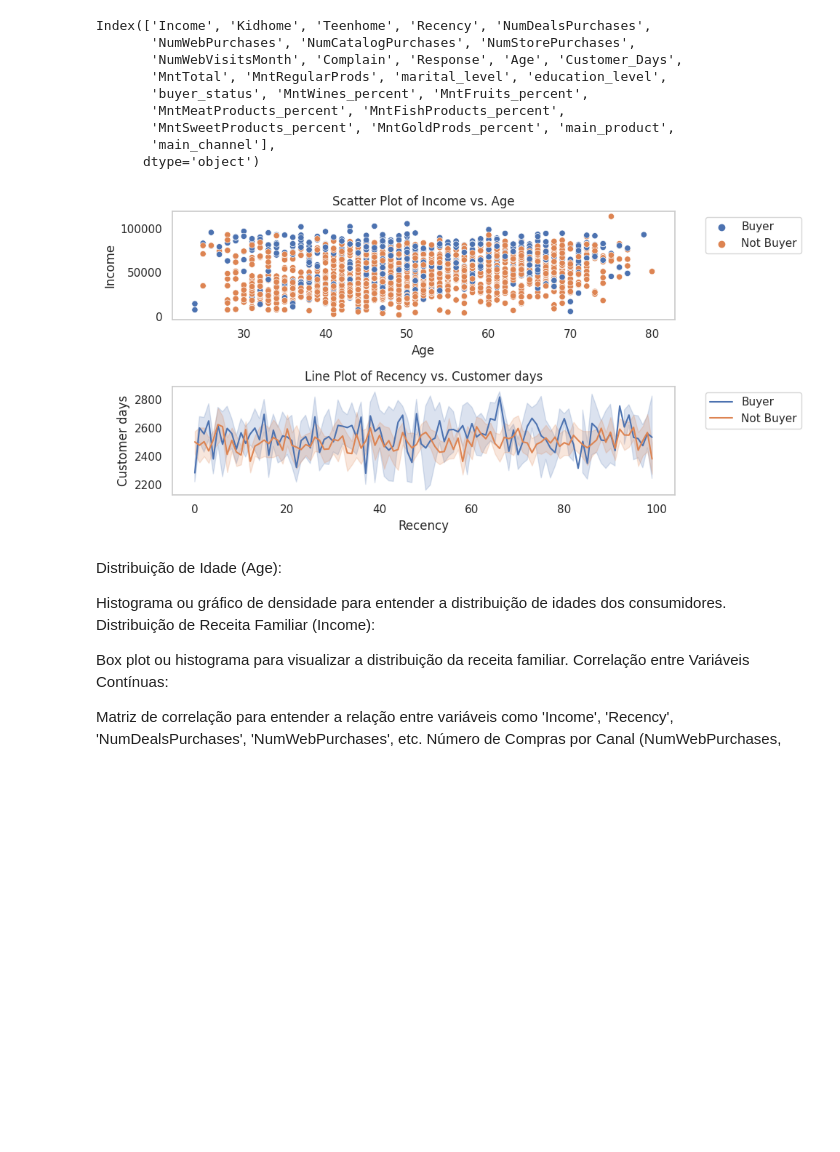
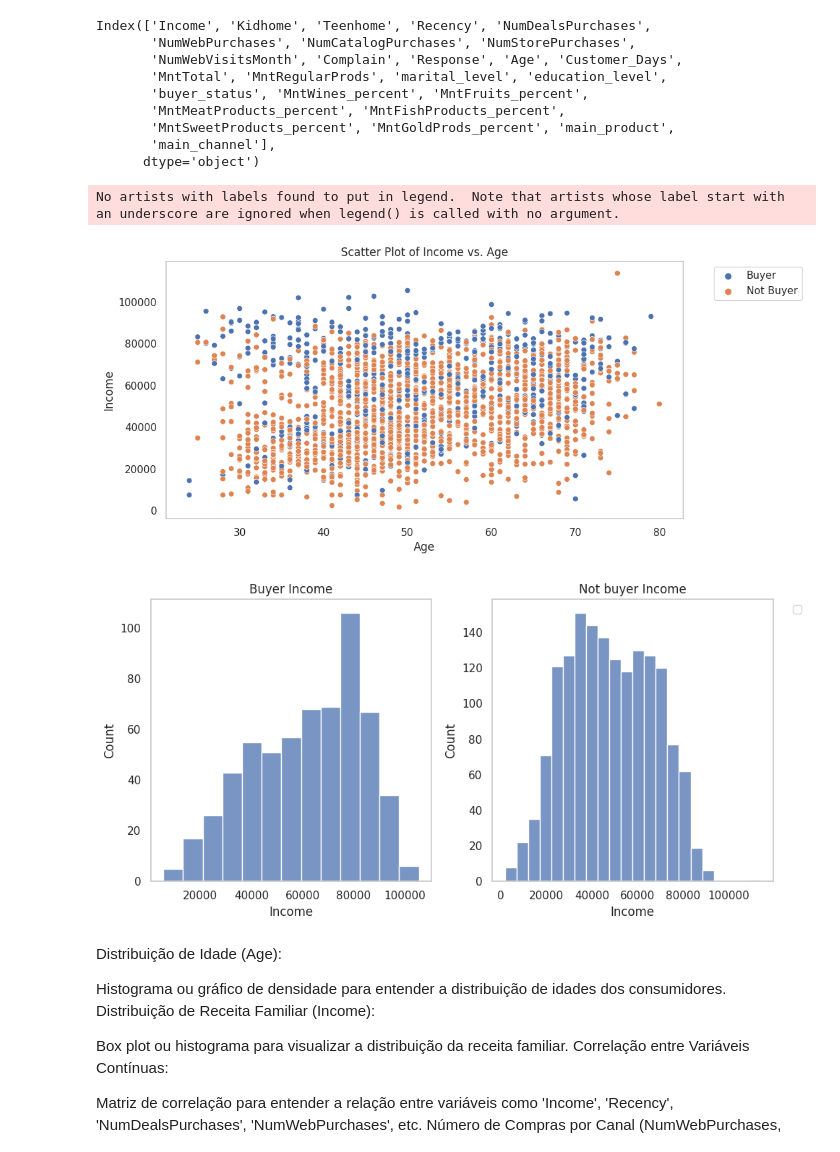
Before and after one commit to petrugeral/Marketing_Analytics, a Jupyter notebook: ifood_marketing_analytics/workspace.ipynb, the cells around one changed output. Cells and saved outputs as stored; diff of their text form; code cells hidden in the pictures; blank space fills up the shorter version.

Commit message:
estrategia_graphic

```diff
--- a/ifood_marketing_analytics/workspace.ipynb
+++ b/ifood_marketing_analytics/workspace.ipynb
@@ -574,26 +574,37 @@ df['buyer_class'] = np.where(df['buyer_status'] != 'not_buyer', 'Buyer', 'Not Bu
 # %%
 
 plt.figure(figsize=(10,5))
-plt.subplot(2,1,1)
 sns.scatterplot(x=df['Age'], y=df['Income'], hue=df['buyer_class'])
 plt.title('Scatter Plot of Income vs. Age')
 plt.xlabel('Age')
 plt.ylabel('Income')
 plt.grid(False)
 plt.legend(bbox_to_anchor=(1.05, 1), loc='upper left')
 
-plt.subplot(2,1,2)
-sns.lineplot(x=df['Recency'], y=df['Customer_Days'], hue=df['buyer_class'])
-plt.title('Line Plot of Recency vs. Customer days')
-plt.xlabel('Recency')
-plt.ylabel('Customer days')
+buy = df[df['buyer_class']=='Buyer']
+not_buy = df[df['buyer_class']=='Not Buyer']
+
+plt.figure(figsize=(10,5))
+
+plt.subplot(1,2,1)
+sns.histplot(df,x=buy['Income'])
+plt.title('Buyer Income')
+plt.xlabel('Income')
+plt.grid(False)
+
+plt.subplot(1,2,2)
+sns.histplot(df,x=not_buy['Income'])
+plt.title('Not buyer Income')
+plt.xlabel('Income')
 plt.grid(False)
 
 plt.legend(bbox_to_anchor=(1.05, 1), loc='upper left')
 
 plt.tight_layout()
 # %% [output]
+No artists with labels found to put in legend.  Note that artists whose label start with an underscore are ignored when legend() is called with no argument.
-[figure, old version]
+[figure, new version]
+[figure, added]
 # %% [markdown]
 Distribuição de Idade (Age):
 
```
